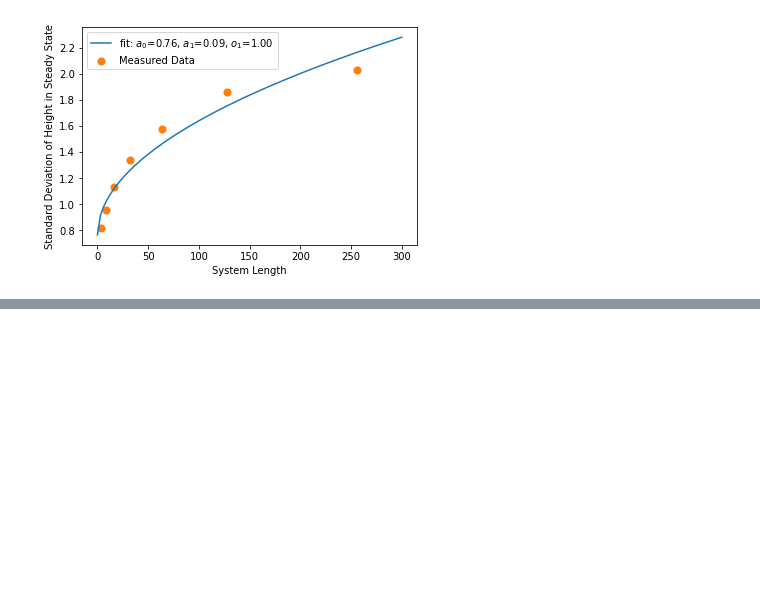
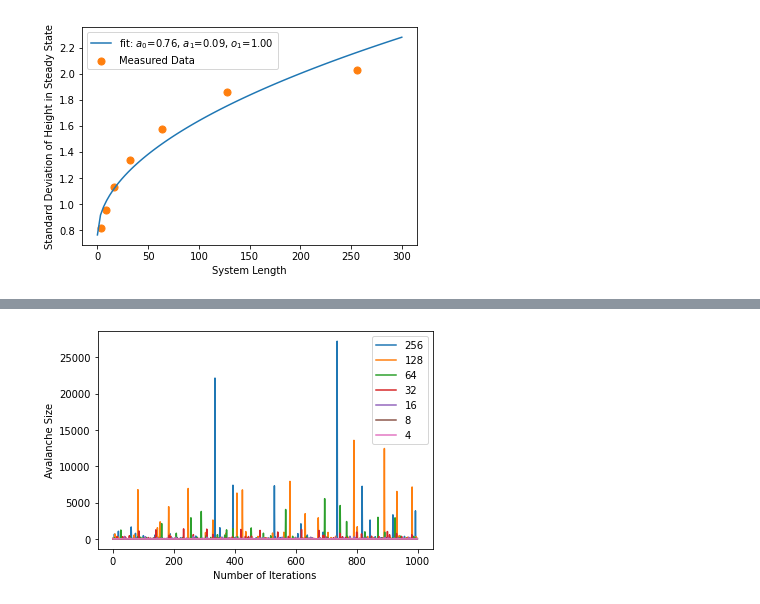
Before and after one commit to bdgrichards/oslo, a Jupyter notebook: oslo.ipynb, the cells around one changed output, grey strips where cells are left out. Cells and saved outputs as stored; diff of their text form; code cells hidden in the pictures; blank space fills up the shorter version.

Commit message:
Add avalanche calculations

```diff
--- a/oslo.ipynb
+++ b/oslo.ipynb
@@ -708,0 +837,16 @@ i) if each gradient was independent of every other gradient then by the central
+# %%
+avalanches_list: list[list[int]] = []
+lengths = [4, 8, 16, 32, 64, 128, 256]
+num_cycles = 1000
+# %%
+for length in lengths:
+    model = Model(length)
+    avalanches: list[int] = []
+    # get the model to steady state
+    while model.get_is_transient():
+        model.cycle()
+    # only then count the avalanches
+    for i in range(num_cycles):
+        avalanches.append(model.cycle_with_relax_count())
+    avalanches_list.append(avalanches)
+    print(length, 'complete')
@@ -708,0 +861,11 @@ i) if each gradient was independent of every other gradient then by the central
+# %%
+# linear plot of the raw data
+for i in reversed(range(len(lengths))):
+    plt.plot(range(len(avalanches_list[i])),
+             avalanches_list[i], label=str(lengths[i]))
+plt.legend()
+plt.xlabel("Number of Iterations")
+plt.ylabel("Avalanche Size")
+plt.show()
+# %% [output]
+[figure, added]
```
Also changed, not shown: parts of 11 cells of this notebook.
